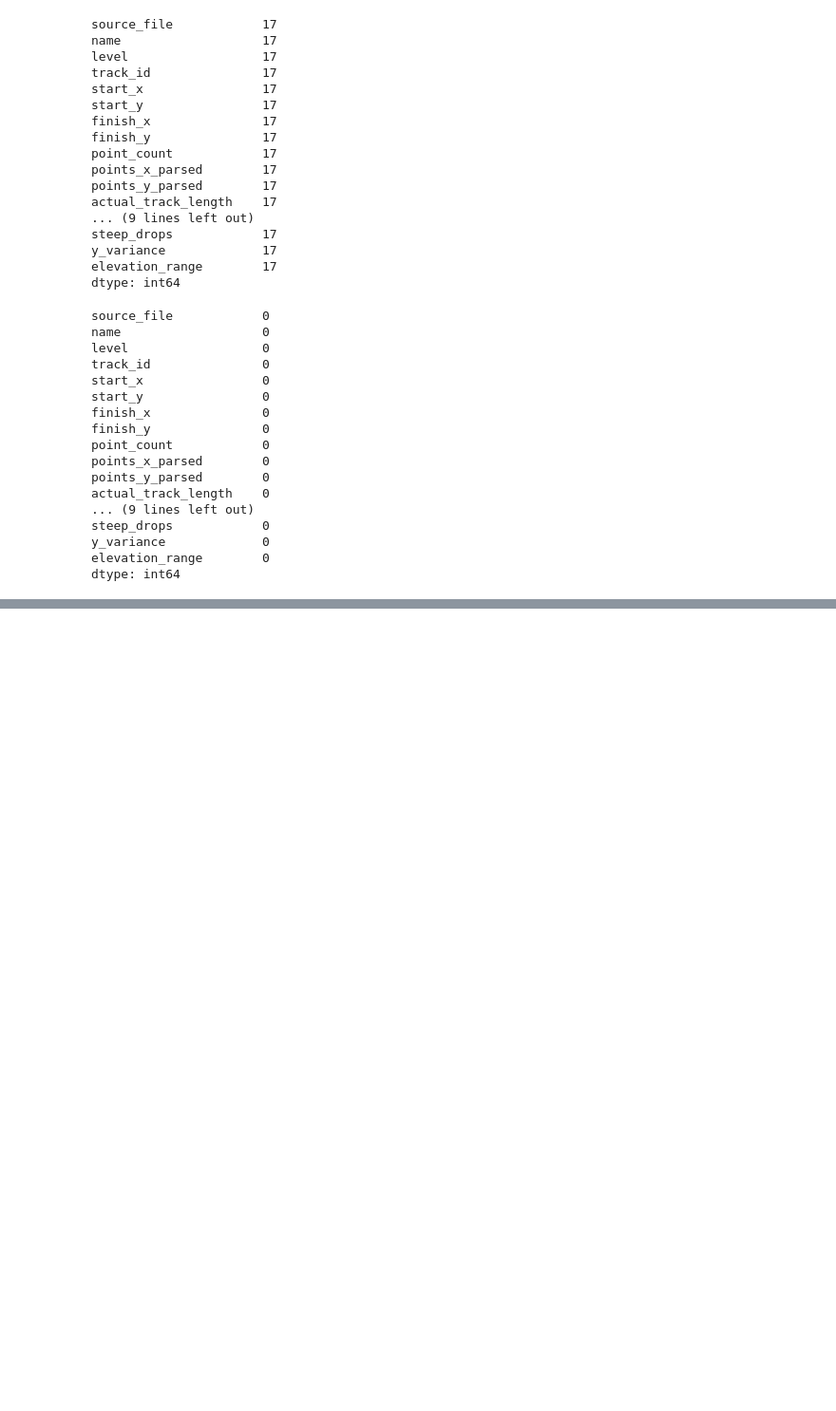
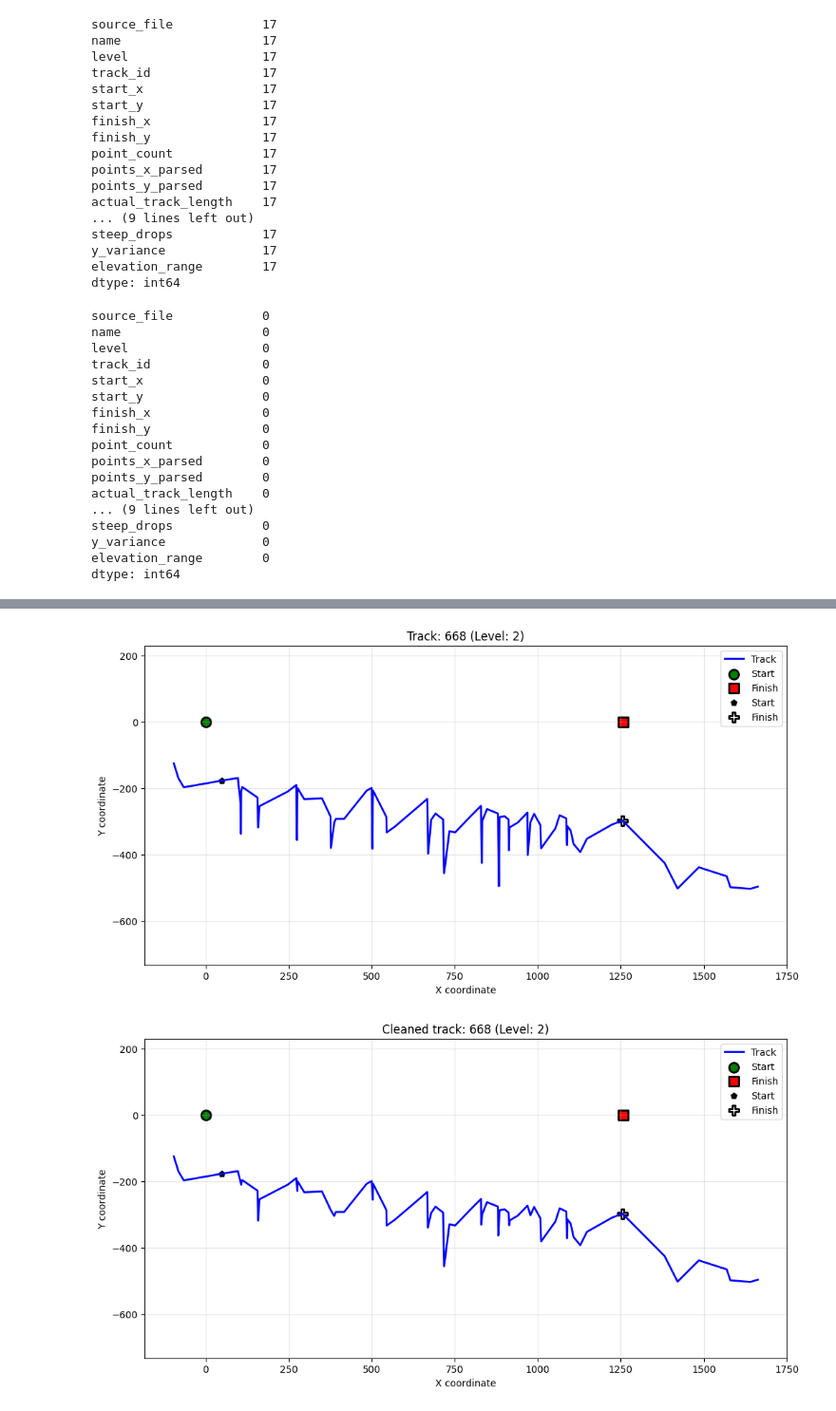
Before and after one commit to mtdph0en1x/Gravity, a Jupyter notebook: Untitled.ipynb, the cells around one changed output, grey strips where cells are left out. Shown: that part at 95% size. Drawn from its saved outputs; the diff is of its cells as text; code cells hidden in the pictures; blank space fills up the shorter version.

Commit message:
Added spikes removal

```diff
--- a/Untitled.ipynb
+++ b/Untitled.ipynb
@@ -307,0 +338,48 @@ dtype: int64
+# %%
+def remove_spikes(points_x,points_y,start_x,finish_x):
+
+    x=np.array(points_x)
+    y=np.array(points_y)
+    if len(points_x) < 3:
+        return pd.Series([0] * 2)
+
+    dx = np.diff(x)
+    dy = np.diff(y)
+
+    removed_idx = []
+
+    for i in range(0,len(dx)-1):
+        if (dx[i]+dx[i+1])*5<(dy[i]+dy[i+1]):  # ((x[i+1] - x[i]) + (x[i+2] - x[i+1])) * threshold < ((y[i+1] - y[i]) + (y[i+2] - y[i+1]))
+            removed_idx.append(i)
+
+
+    keep_idx = [i for i in range(len(x)) if i not in removed_idx]
+    cleaned_x = x[keep_idx]
+    cleaned_y = y[keep_idx]
+
+    return pd.Series([cleaned_x, cleaned_y])
+
+clean_track=['cleaned_x','cleaned_y']
+df[clean_track]=df.apply(
+    lambda row: remove_spikes(row['points_x_parsed'], row['points_y_parsed'],row['start_x'],row['finish_x']),
+    axis=1
+)
+# %%
+def plot_track_from_df_cleaned(df, index):
+    '''Plot track using dataframe row'''
+    row = df.iloc[index]
+    plot_track(
+        points_x=row['cleaned_x'],
+        points_y=row['cleaned_y'],
+        start_x=row['start_x'],
+        start_y=row['start_y'],
+        finish_x=row['finish_x'],
+        finish_y=row['finish_y'],
+        title=f"Cleaned track: {row['name']} (Level: {row['level']})"
+    )
+# %%
+plot_track_from_df(df,978)
+plot_track_from_df_cleaned(df,978)
+# %% [output]
+[figure, added]
+[figure, added]
```
Also changed, not shown: parts of 14 cells of this notebook.
